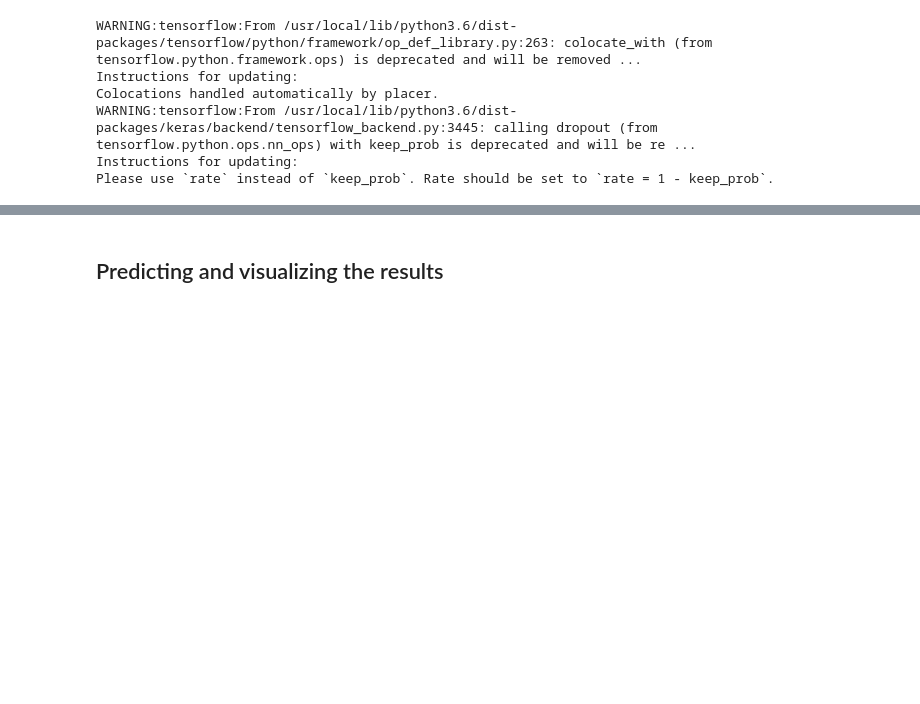
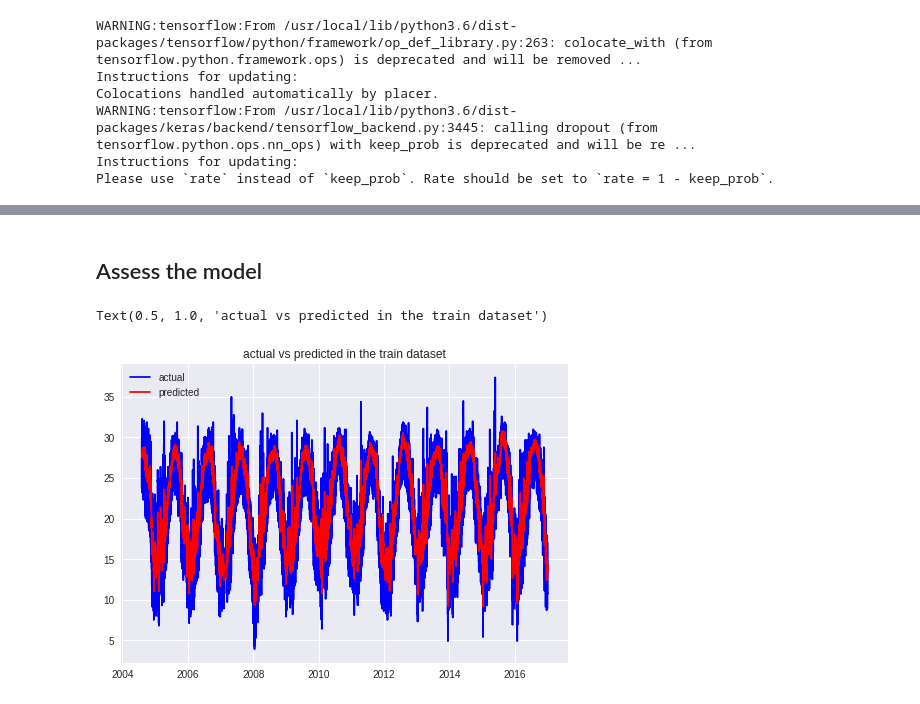
Before and after one commit to phpenthusiast/adventures_in_ml, a Jupyter notebook: 5 temperature forecasting with rnn.ipynb, the cells around one changed output, grey strips where cells are left out. Cells and saved outputs as stored; diff of their text form; code cells hidden in the pictures; blank space fills up the shorter version.

```diff
--- a/5 temperature forecasting with rnn.ipynb
+++ b/5 temperature forecasting with rnn.ipynb
@@ -165,0 +169,2 @@ print(y_test[:1])
+# %%
+x_test, y_test = create_dataset(dataset_test_scaled)
@@ -173,13 +190,13 @@ x_test  = np.reshape(x_test, (x_test.shape[0],x_test.shape[1],1))
 # %%
 model = Sequential()
 
-model.add(LSTM(units=96, return_sequences=True, input_shape=(x_train.shape[1], 1)))
+model.add(LSTM(units=12, return_sequences=True, input_shape=(x_train.shape[1], 1)))
 model.add(Dropout(0.2))
 
-model.add(LSTM(units=96, return_sequences=True, input_shape=(x_train.shape[1], 1)))
+model.add(LSTM(units=12, return_sequences=True, input_shape=(x_train.shape[1], 1)))
 model.add(Dropout(0.2))
 
-model.add(LSTM(units=96))
+model.add(LSTM(units=12))
 model.add(Dropout(0.2))
 
 model.add(Dense(units=1))
@@ -193,7 +230,15 @@ Please use `rate` instead of `keep_prob`. Rate should be set to `rate = 1 - keep
 # %%
 model.compile(loss='mean_squared_error', optimizer='adam')
+# %%
+from keras.callbacks import EarlyStopping
+
+es = EarlyStopping(monitor='val_loss',
+                   min_delta=0,
+                   patience=2,
+                   verbose=2,
+                   mode='auto')
 # %%
-model.fit(x_train,y_train,epochs=50,batch_size=32)
+model.fit(x_train, y_train, epochs=200, batch_size=32, validation_data=(x_test,y_test), callbacks=[es])
 # %% [output]
 WARNING:tensorflow:From /usr/local/lib/python3.6/dist-packages/tensorflow/python/ops/math_ops.py:3066: to_int32 (from tensorflow.python.ops.math_ops) is deprecated and will be removed in a future vers ...
 Instructions for updating:
@@ -205,2 +256,0 @@ KeyboardInterrupt: ignored
-# %% [markdown]
-## Predicting and visualizing the results
@@ -210,0 +257,22 @@ predictions = scaler.inverse_transform(predictions)
+# %% [markdown]
+## Assess the model
+# %%
+# First, predict on the train dataset
+predicted_train = model.predict(x_train)
+
+# Convert back to the original values
+predicted_train_rescaled = scaler.inverse_transform(predicted_train)
+
+# Plot
+# Pop the first 30 values from the timeseries that
+x_axis = dataset_train.index[30:]
+
+# Visualize the predicted values against the actual data
+plt.plot(x_axis, scaler.inverse_transform(y_train.reshape(-1, 1)), 'b')
+plt.plot(x_axis, predicted_train_rescaled, 'r')
+
+plt.legend(['actual','predicted'])
+plt.title("Actual vs predicted in the train dataset")
+# %% [output]
+Text(0.5, 1.0, 'actual vs predicted in the train dataset')
+[figure, added]
```
Also changed, not shown: parts of 18 cells of this notebook.
